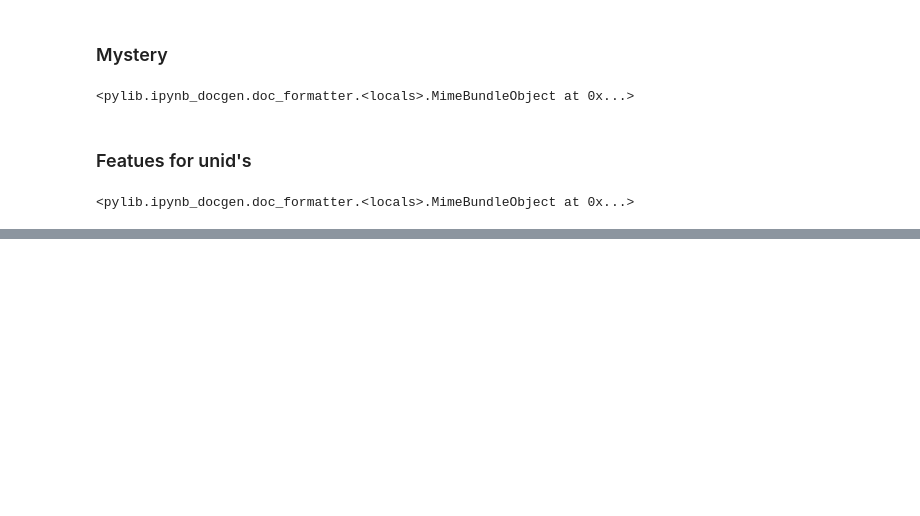
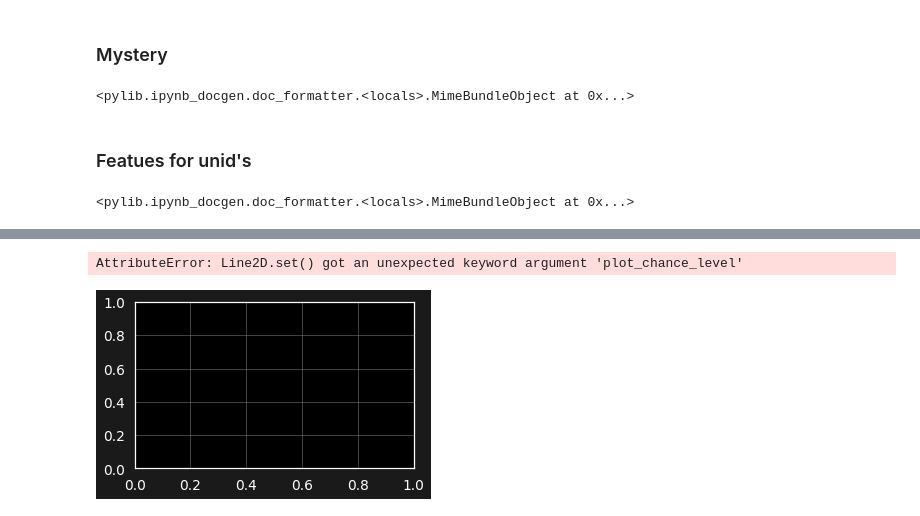
Before and after one commit to tburnett/srcpop, a Jupyter notebook: paper/ml_design.ipynb, the cells around one changed output, grey strips where cells are left out. Saved outputs shown, nothing was run; the diff lists cells and outputs as text; code cells hidden in the pictures; blank space fills up the shorter version.

```diff
--- a/paper/ml_design.ipynb
+++ b/paper/ml_design.ipynb
@@ -120,0 +192,24 @@ ax.set(xlabel=r'$|\sin(b)|$', title="Galactic latitude for bcu's") ;
+# %%
+def get_model( model_name):
+
+    from sklearn.naive_bayes import GaussianNB
+    from sklearn.svm import  SVC
+    from sklearn.tree import DecisionTreeClassifier
+    from sklearn.neural_network import MLPClassifier
+    from sklearn.ensemble import RandomForestClassifier
+
+    # instantiate the model by looking up the name
+    cdict = dict(GNB = (GaussianNB, {}),
+                SVC = (SVC, dict(gamma=2, C=1)),
+                tree= (DecisionTreeClassifier, {}),
+                RFC = (RandomForestClassifier, dict(n_estimators=100, max_features=2)),
+                NN  = (MLPClassifier, dict(alpha=1, max_iter=1000)),
+                )
+    F,kw = cdict[model_name]
+    return F(**kw)
+get_model('SVC')
+
+self.pltAvgPrecRec([self.model], ['SVC'])
+# %% [output]
+AttributeError: Line2D.set() got an unexpected keyword argument 'plot_chance_level'
+[figure, added]
```
Also changed, not shown: parts of 11 cells of this notebook, 10 other files.
